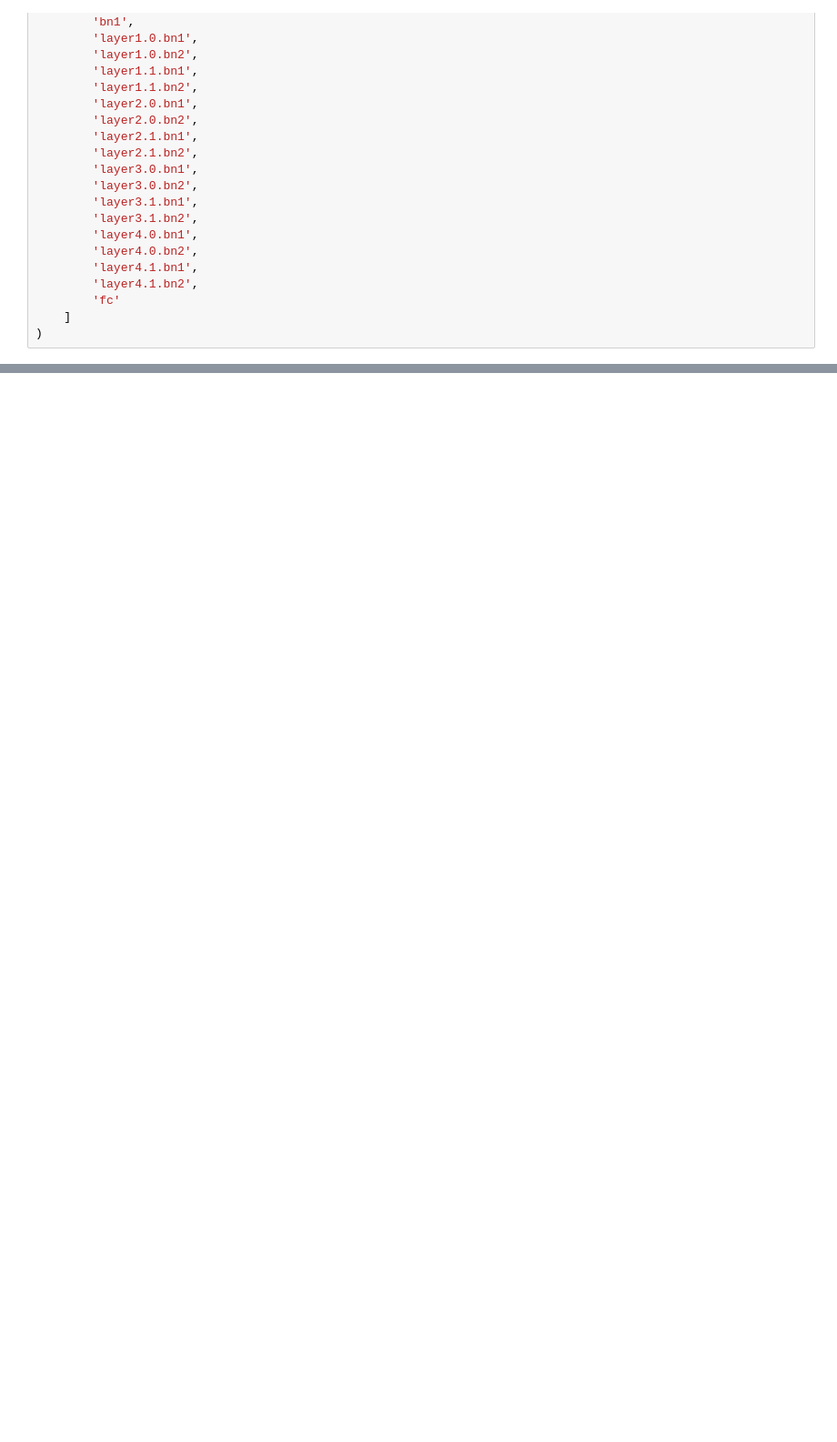
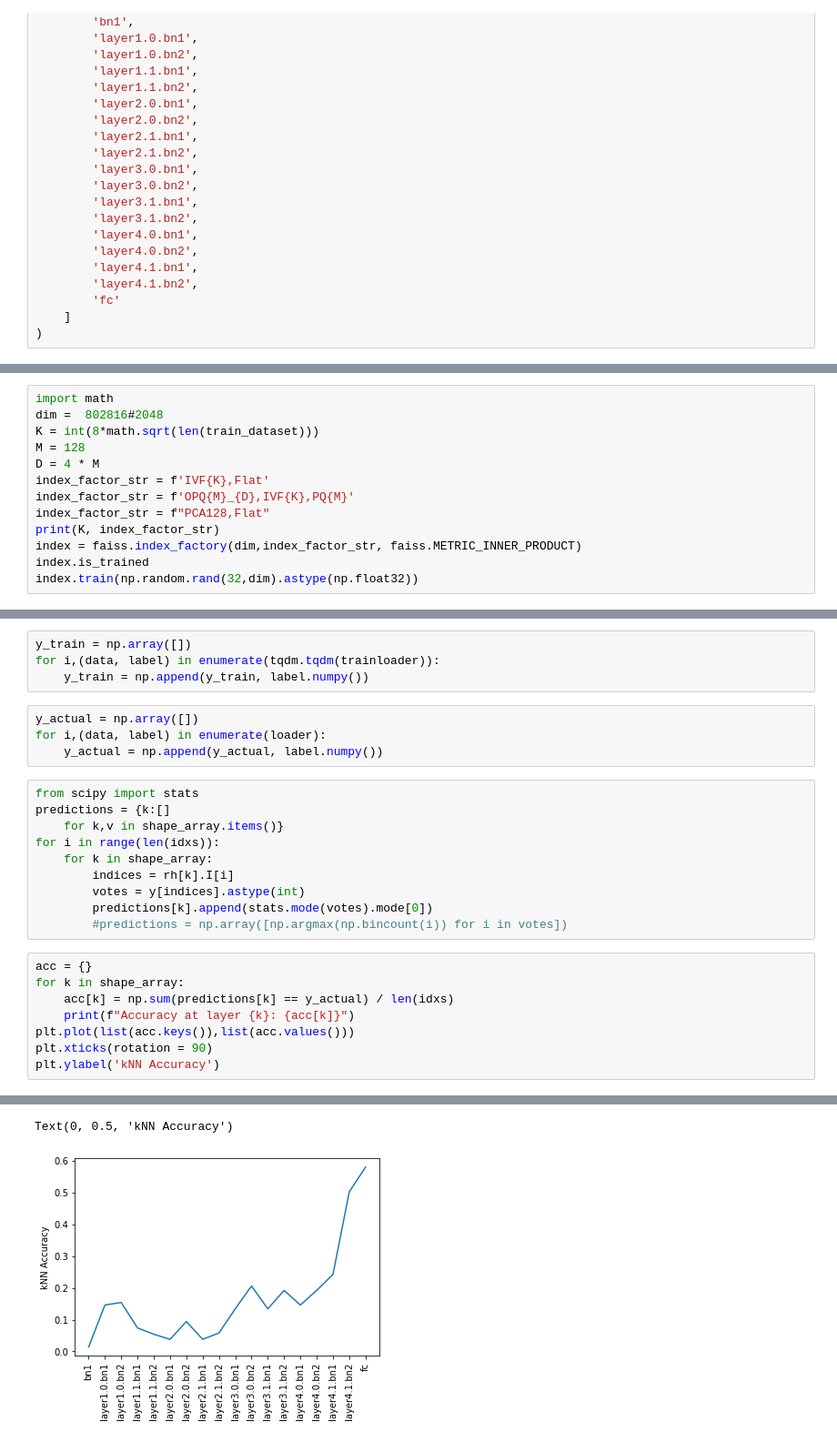
Before and after one commit to Pikus16/ExampleDifficultyScale, a Jupyter notebook: PaperExperiments.ipynb, the cells around one changed output, grey strips where cells are left out. Shown at 91% size. Drawn from its saved outputs; the diff is of its cells as text; blank space fills up the shorter version.

Commit message:
Added experiment showing kNN accuracy

```diff
--- a/PaperExperiments.ipynb
+++ b/PaperExperiments.ipynb
@@ -162,0 +112,13 @@ KeyboardInterrupt:
+# %%
+import math
+dim =  802816#2048
+K = int(8*math.sqrt(len(train_dataset)))
+M = 128
+D = 4 * M
+index_factor_str = f'IVF{K},Flat'
+index_factor_str = f'OPQ{M}_{D},IVF{K},PQ{M}'
+index_factor_str = f"PCA128,Flat"
+print(K, index_factor_str)
+index = faiss.index_factory(dim,index_factor_str, faiss.METRIC_INNER_PRODUCT)
+index.is_trained
+index.train(np.random.rand(32,dim).astype(np.float32))
@@ -162,0 +251,27 @@ KeyboardInterrupt:
+# %%
+y_train = np.array([])
+for i,(data, label) in enumerate(tqdm.tqdm(trainloader)):
+    y_train = np.append(y_train, label.numpy())
+# %%
+y_actual = np.array([])
+for i,(data, label) in enumerate(loader):
+    y_actual = np.append(y_actual, label.numpy())
+# %%
+from scipy import stats
+predictions = {k:[]
+    for k,v in shape_array.items()}
+for i in range(len(idxs)):
+    for k in shape_array:
+        indices = rh[k].I[i]
+        votes = y[indices].astype(int)
+        predictions[k].append(stats.mode(votes).mode[0])
+        #predictions = np.array([np.argmax(np.bincount(i)) for i in votes])
+# %%
+acc = {}
+for k in shape_array:
+    acc[k] = np.sum(predictions[k] == y_actual) / len(idxs)
+    print(f"Accuracy at layer {k}: {acc[k]}")
+plt.plot(list(acc.keys()),list(acc.values()))
+plt.xticks(rotation = 90)
+plt.ylabel('kNN Accuracy')
+# %% [output]
@@ -162,0 +296,2 @@ KeyboardInterrupt:
+Text(0, 0.5, 'kNN Accuracy')
+[figure, added]
```
Also changed, not shown: parts of 15 cells of this notebook.
